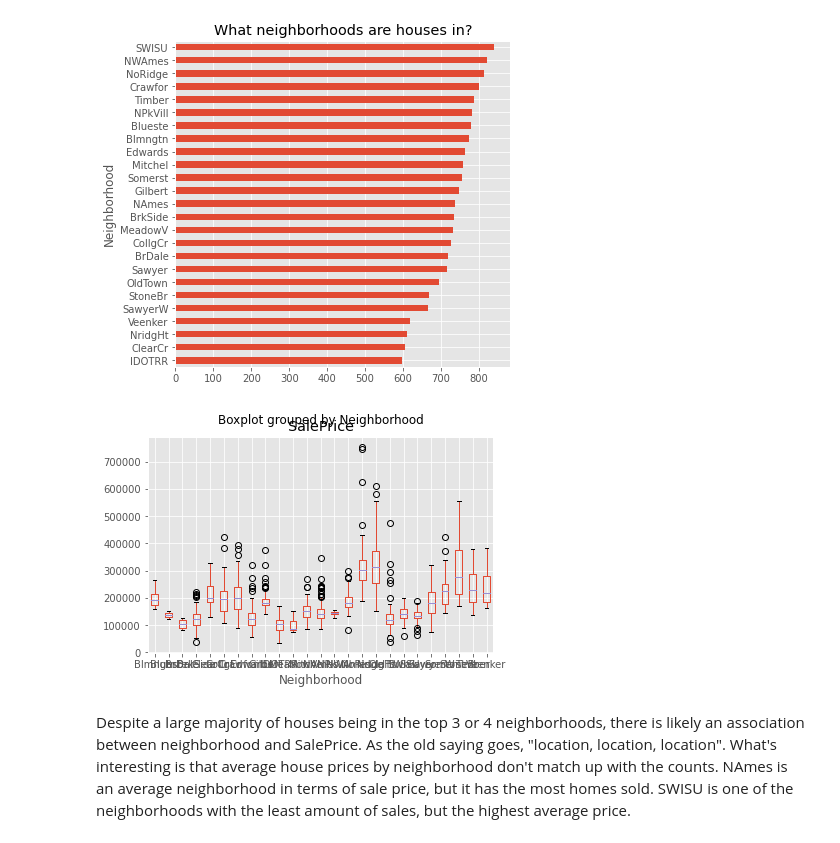
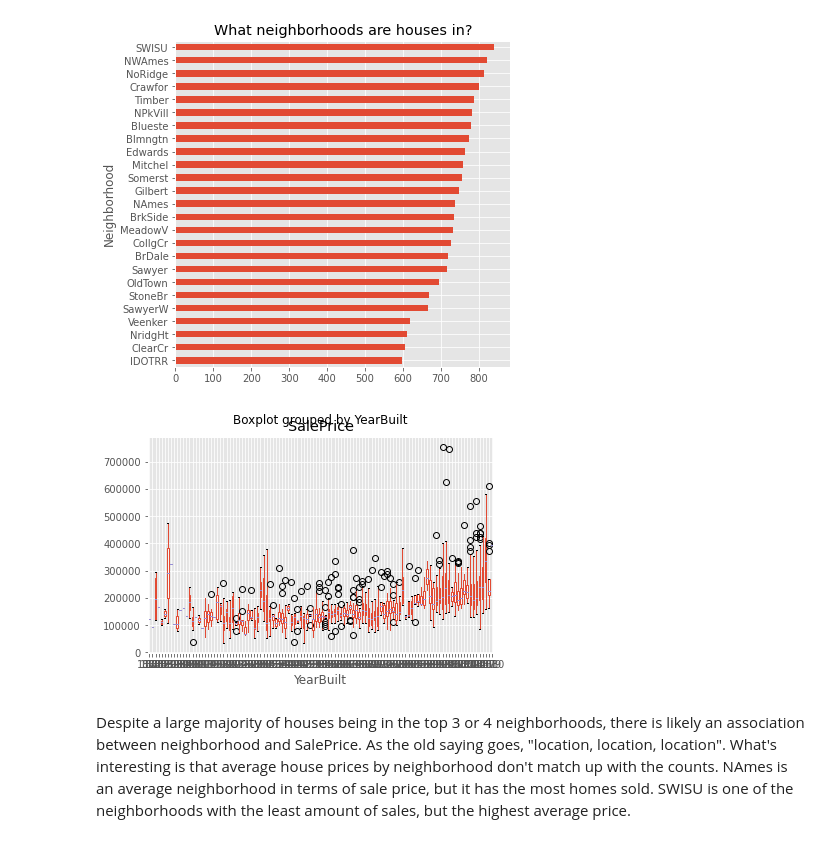
Before and after one commit to JoeyLukes/AmesHousingIA650, a Jupyter notebook: First Draft/eda.ipynb, the cells around one changed output. Cells and saved outputs as stored; diff of their text form; code cells hidden in the pictures.

```diff
--- a/First Draft/eda.ipynb
+++ b/First Draft/eda.ipynb
@@ -106,10 +106,10 @@ plt.show()
 # %%
 ## LOCATION, LOCATION, LOCATION.
 ## I'm suspecting the neighborhood that the house is in will have a big impact on sale price. I'm going to run a one-way ANOVA to see if the mean Sale Price's for all neighborhoods are the same.
 
-f = train.boxplot('SalePrice', by='Neighborhood')
+f = train.boxplot('SalePrice', by='YearBuilt')
 # %% [output]
-[figure, old version]
+[figure, new version]
 # %% [markdown]
 Despite a large majority of houses being in the top 3 or 4 neighborhoods, there is likely an association between neighborhood and SalePrice. As the old saying goes, "location, location, location". What's interesting is that average house prices by neighborhood don't match up with the counts. NAmes is an average neighborhood in terms of sale price, but it has the most homes sold. SWISU is one of the neighborhoods with the least amount of sales, but the highest average price.
 # %% [markdown]
```
Also changed, not shown: 2 other files.
